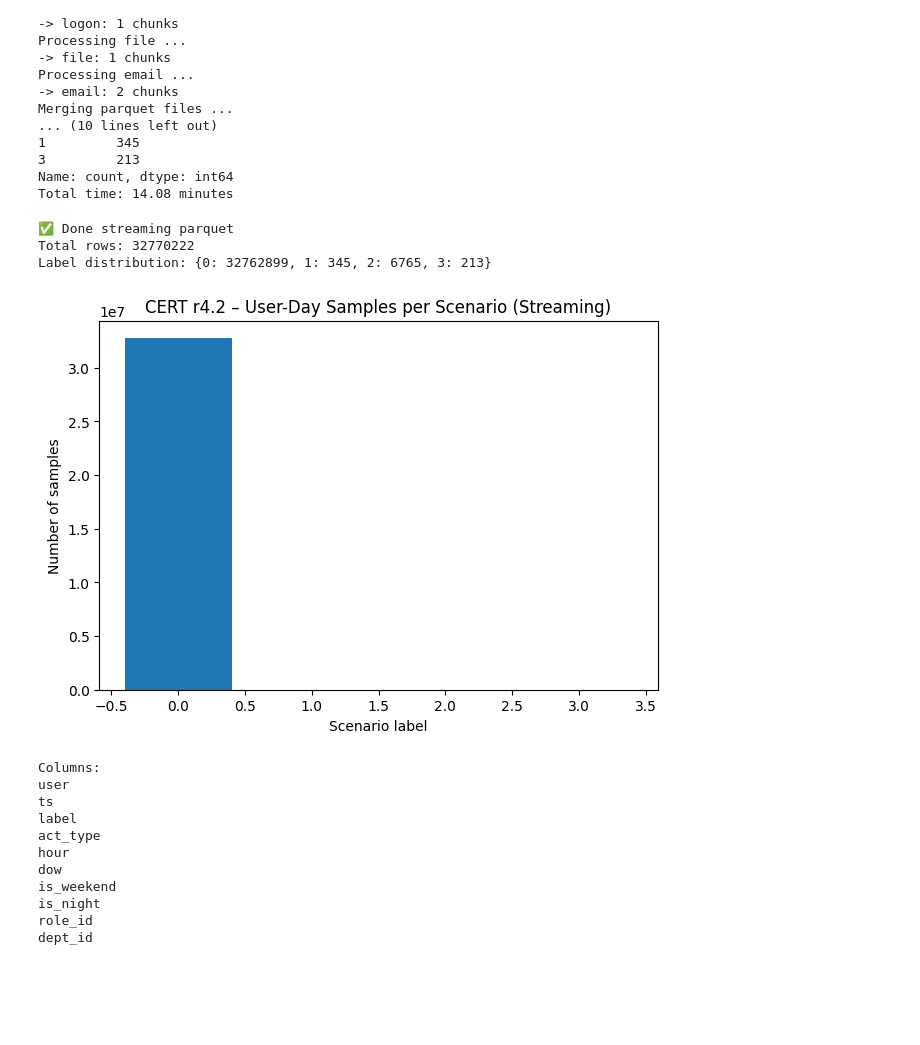
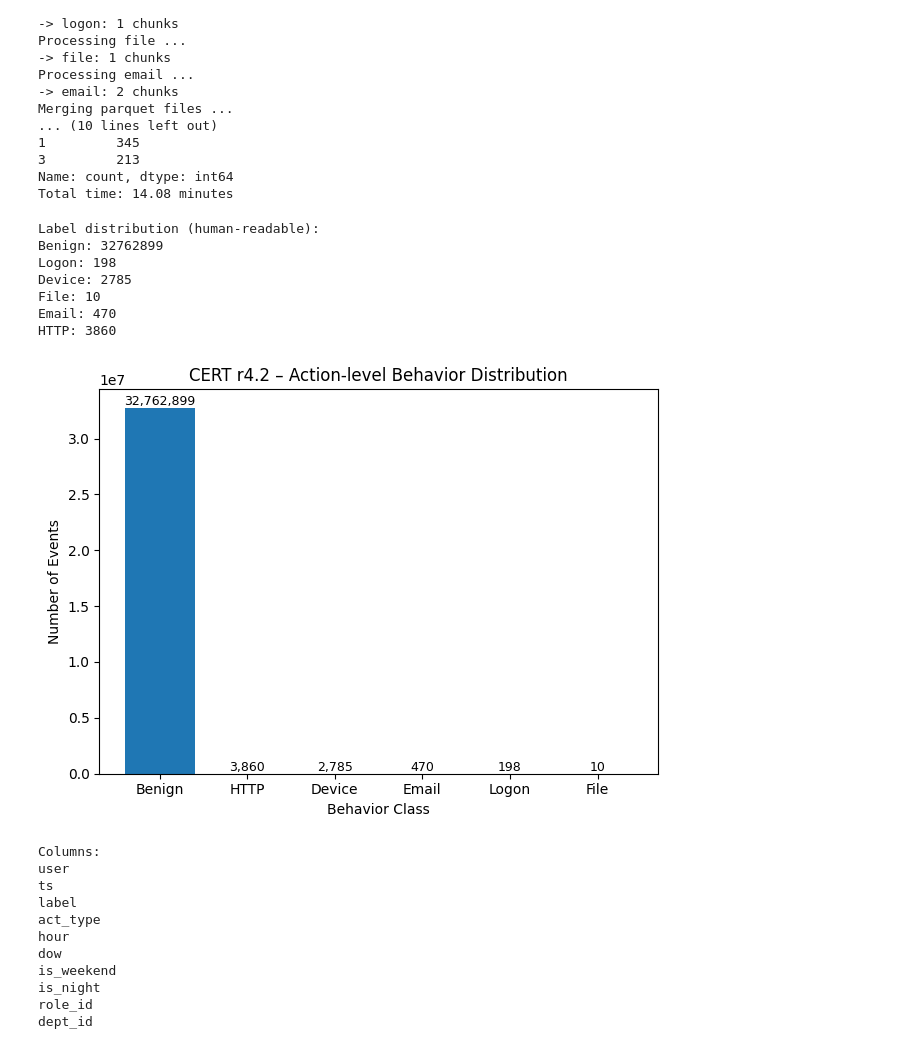
Before and after one commit to phanthanhhoang1004/Insider-Threat-Forensics, a Jupyter notebook: processor_CERT.ipynb, the cells around one changed output. Cells and saved outputs as stored; diff of their text form; code cells hidden in the pictures; blank space fills up the shorter version.

Commit message:
Kaggle Notebook

```diff
--- a/processor_CERT.ipynb
+++ b/processor_CERT.ipynb
@@ -1265,42 +778,82 @@ Total time: 14.08 minutes
 # %%
 import pyarrow.dataset as ds
 import matplotlib.pyplot as plt
 from collections import Counter
 
-PARQUET_PATH = "/kaggle/input/cert-r42-all/cert_r4.2_action_level.parquet"
+PARQUET_PATH = "/kaggle/input/cert-r4-2-multiclass/cert_r4.2_action_multiclass.parquet"
 BATCH_SIZE = 1_000_000
 
 dataset = ds.dataset(PARQUET_PATH, format="parquet")
+
+LABEL_MAP = {
+    0: "Benign",
+    1: "Logon",
+    2: "Device",
+    3: "File",
+    4: "Email",
+    5: "HTTP"
+}
 
 label_counter = Counter()
 total_rows = 0
 
 # ✅ API ĐÚNG CHO PYARROW HIỆN TẠI
 for batch in dataset.to_batches(columns=["label"], batch_size=BATCH_SIZE):
     labels = batch.column("label").to_pylist()
     total_rows += len(labels)
     label_counter.update(labels)
 
-print("✅ Done streaming parquet")
-print("Total rows:", total_rows)
-print("Label distribution:", dict(sorted(label_counter.items())))
+print("Label distribution (human-readable):")
+for k in sorted(label_counter):
+    print(f"{LABEL_MAP.get(k, 'Unknown')}: {label_counter[k]}")
+
+# print("✅ Done streaming parquet")
+# print("Total rows:", total_rows)
+# print("Label distribution:", dict(sorted(label_counter.items())))
 
 # ===== PLOT =====
-labels = sorted(label_counter.keys())
-counts = [label_counter[l] for l in labels]
+items = [(l, label_counter[l]) for l in label_counter]
+items.sort(key=lambda x: x[1], reverse=True)
+
+labels_num = [i[0] for i in items]
+counts = [i[1] for i in items]
+labels_txt = [LABEL_MAP.get(l, "Unknown") for l in labels_num]
+
 
 plt.figure()
-plt.bar(labels, counts)
-plt.xlabel("Scenario label")
-plt.ylabel("Number of samples")
-plt.title("CERT r4.2 – User-Day Samples per Scenario (Streaming)")
+bars = plt.bar(labels_txt, counts)
+plt.xlabel("Behavior Class")
+plt.ylabel("Number of Events")
+plt.title("CERT r4.2 – Action-level Behavior Distribution")
+# plt.yscale("log")
+# plt.ylim(1, 1e8)
+
+# plt.yticks(
+#     [1, 1e5, 1e7],
+#     [r"$10^0$", r"$10^4$", r"$10^8$"]
+# )
+plt.xticks(rotation=0)
+for bar in bars:
+    height = bar.get_height()
+    plt.text(
+        bar.get_x() + bar.get_width() / 2,
+        height,
+        f"{height:,}",        # format có dấu phẩy
+        ha='center',
+        va='bottom',
+        fontsize=9
+    )
 plt.tight_layout()
 plt.show()
 # %% [output]
-✅ Done streaming parquet
-Total rows: 32770222
-Label distribution: {0: 32762899, 1: 345, 2: 6765, 3: 213}
+Label distribution (human-readable):
+Benign: 32762899
+Logon: 198
+Device: 2785
+File: 10
+Email: 470
+HTTP: 3860
-[figure, old version]
+[figure, new version]
 # %%
 import pyarrow.dataset as ds
 
```
Also changed, not shown: parts of 8 cells of this notebook.
